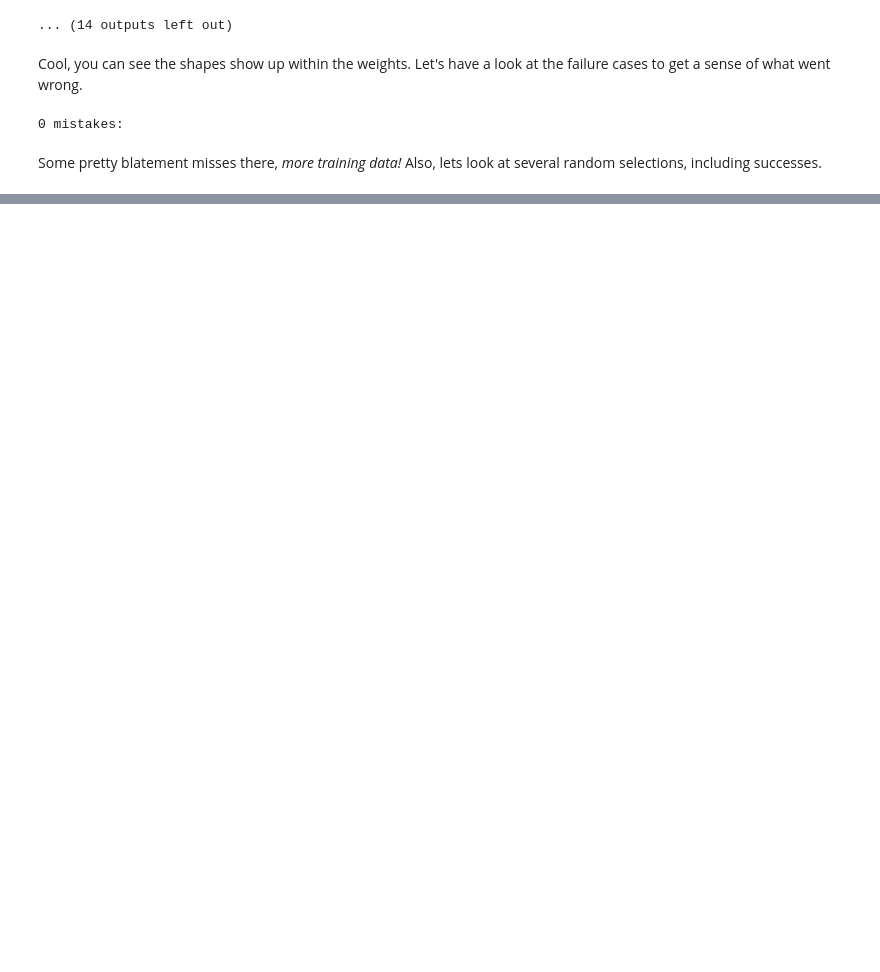
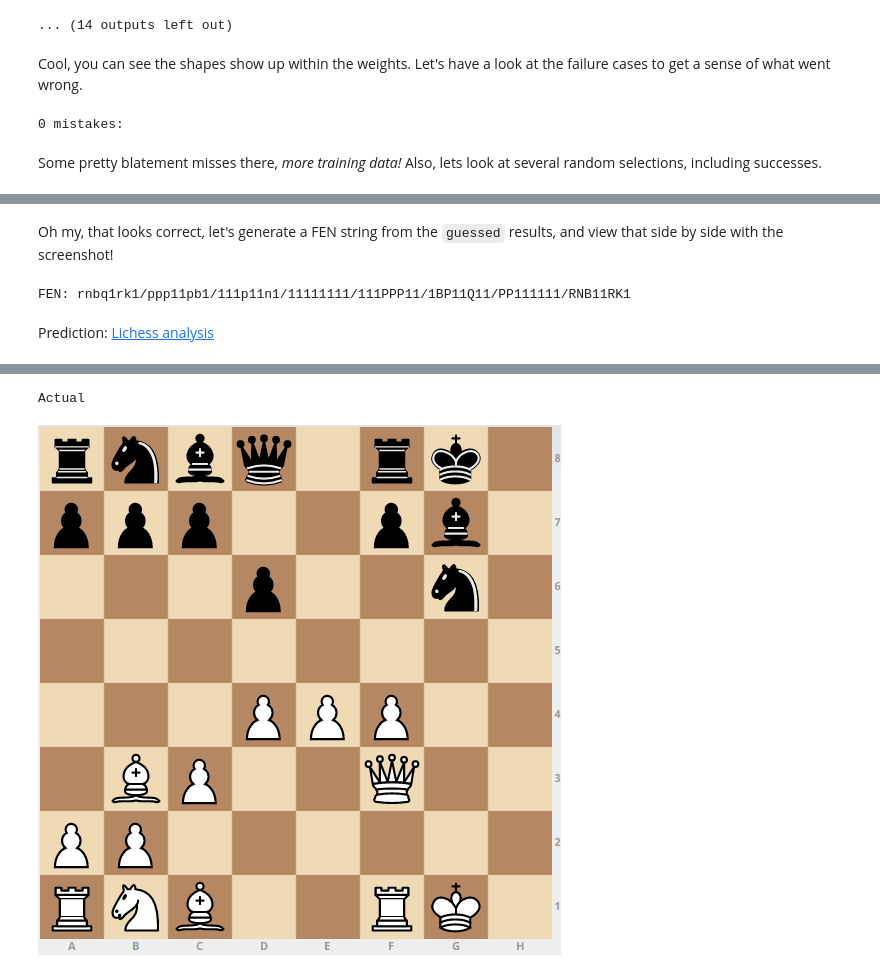
Before and after one commit to Elucidation/tensorflow_chessbot, a Jupyter notebook: tensorflow_learn.ipynb, the cells around one changed output, grey strips where cells are left out. Drawn from its saved outputs; the diff is of its cells as text; code cells hidden in the pictures; blank space fills up the shorter version.

```diff
--- a/tensorflow_learn.ipynb
+++ b/tensorflow_learn.ipynb
@@ -172,0 +227,19 @@ for idx in np.random.choice(test_dataset.num_examples,15,replace=False):
+# %% [markdown]
+Oh my, that looks correct, let's generate a FEN string from the `guessed` results, and view that side by side with the screenshot!
+# %%
+# guessed is tiles A1-H8 rank-order, so to make a FEN we just need to flip the files from 1-8 to 8-1
+pieceNames = map(lambda k: '1' if k == 0 else hf.labelIndex2Name(k), guessed) # exchange ' ' for '1' for FEN
+fen = '/'.join([''.join(pieceNames[i*8:(i+1)*8]) for i in reversed(range(8))])
+
+print "FEN:",fen
+
+# See our prediction as a chessboard
+display(Markdown("Prediction: [Lichess analysis](http://www.lichess.org/analysis/%s)" % fen))
+display(Image(url='http://www.fen-to-image.com/image/%s' % fen))
+
+# See the original screenshot we took from reddit
+print "Actual"
+display(Image(validate_img_path))
+# %% [output]
+FEN: rnbq1rk1/ppp11pb1/111p11n1/11111111/111PPP11/1BP11Q11/PP111111/RNB11RK1
+Prediction: [Lichess analysis](http://www.lichess.org/analysis/rnbq1rk1/ppp11pb1/111p11n1/11111111/111PPP11/1BP11Q11/PP111111/RNB11RK1)
@@ -172,0 +247,2 @@ for idx in np.random.choice(test_dataset.num_examples,15,replace=False):
+Actual
+[figure, added]
```
Also changed, not shown: parts of 25 cells of this notebook, 2 other files.
